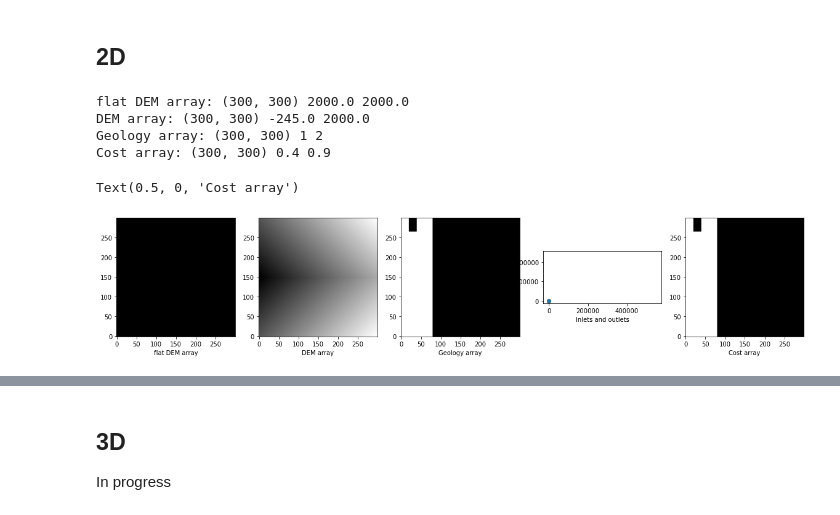
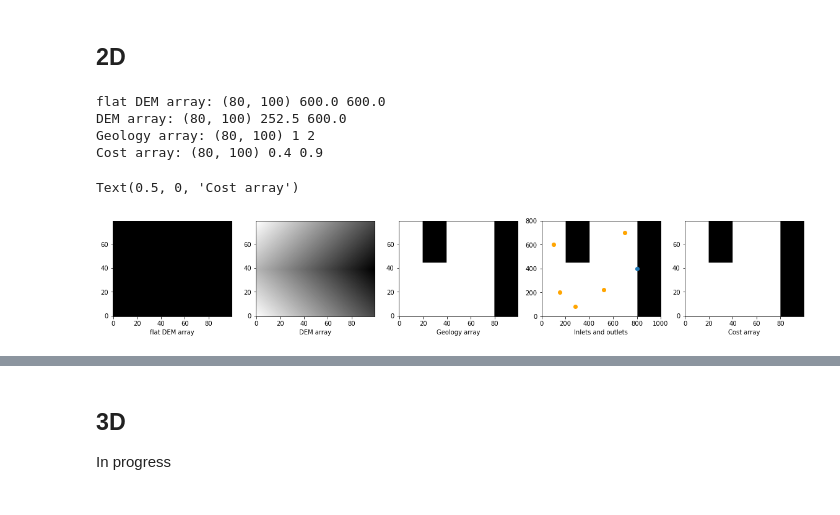
Before and after one commit to randlab/pyKasso, a Jupyter notebook: notebooks/simple_geology_generator.ipynb, the cells around one changed output, grey strips where cells are left out. Drawn from its saved outputs; the diff is of its cells as text; code cells hidden in the pictures.

```diff
--- a/notebooks/simple_geology_generator.ipynb
+++ b/notebooks/simple_geology_generator.ipynb
@@ -19,15 +21,25 @@ def point2index(point, xmin,ymin,zmin, dx,dy,dz):
 ## 2D ##
 # %%
 #Define grid:
-#Valley1:
-xmin = 0;  xres = 100;  dx = 10.0;  xmax = xmin + xres*dx
-ymin = 0;  yres = 80;   dy = 10.0;  ymax = ymin + yres*dy
-zmin = 0;  zres = 60;   dz = 10.0;  zmax = zmin + zres*dz
+model = 'valley1'
 
 #Betteraz
-dx = 20.0;  xmin = 572510-(dx/2);    xres = 300;  xmax = xmin + xres*dx
-dy = 20.0;  ymin = 250010 - (dy/2);  yres = 300;  ymax = ymin + yres*dy
-dz = 20.0;  zmin = 0;                zres = 100;  zmax = zmin + zres*dz
+if model == 'betteraz':
+    dx = 20.0;  xmin = 572510-(dx/2);    xres = 300;  xmax = xmin + xres*dx
+    dy = 20.0;  ymin = 250010 - (dy/2);  yres = 300;  ymax = ymin + yres*dy
+    dz = 20.0;  zmin = 0;                zres = 100;  zmax = zmin + zres*dz
+
+#Gottesacker
+if model == 'gottesacker':
+    dx = 50.0;  xmin = 578287.5-(dx/2);     xres = 251;  xmax = xmin + xres*dx
+    dy = 50.0;  ymin = 5240062.5 - (dy/2);  yres = 200;  ymax = ymin + yres*dy
+    dz = 50.0;  zmin = 0;                   zres = 100;  zmax = zmin + zres*dz
+
+#Valley1:
+if model == 'valley1':
+    xmin = 0;  xres = 100;  dx = 10.0;  xmax = xmin + xres*dx
+    ymin = 0;  yres = 80;   dy = 10.0;  ymax = ymin + yres*dy
+    zmin = 0;  zres = 60;   dz = 10.0;  zmax = zmin + zres*dz
 
 #Create 2D flat topography array for comparison:
 flat = np.full((xres,yres),zmax, dtype=float) #create array with the model x and y dimensions, filled with the max z index
@@ -51,7 +63,7 @@ for ix in range(xres):               #move west to east along x indices (columns
 for iy in range(valley,yres):            #move down y indices (rows) away from valley (south to north)
     dem[:,iy] = dem[:,yres-iy]           #insert a mirror image of the north side of the valley
 dem = np.rot90(dem)                      #flip to have correct format for pykasso/agd-hfm
-dem = np.fliplr(dem)                     #optional - if want to have valley going the other direction
+#dem = np.fliplr(dem)                     #optional - if want to have valley going the other direction
 print('DEM array:', dem.shape, dem.min(), dem.max())    #print dimensions
 np.savetxt('dem_'+str(dem.shape[0])+'x'+str(dem.shape[1])+'.csv', dem, delimiter=',')  #export as csv
 f.add_subplot(152, aspect='equal')
@@ -70,35 +82,35 @@ print('Geology array:', geo.shape, geo.min(), geo.max())
 f.add_subplot(153, aspect='equal')
 plt.imshow(geo, origin='lower', cmap='gray_r') #white = limestone
 plt.xlabel('Geology array')
 
 #Define 2D inlets and outlets:
 inlets  = np.asarray([[100,600],[150,200],[520,220],[280,80],[700,700]])
 outlets = np.asarray([[800,400]])
 #np.savetxt("inlets.csv",  inlets,  delimiter=',')  #export as csv
 #np.savetxt("outlets.csv", outlets, delimiter=',')  #export as csv
 f.add_subplot(154, aspect='equal')
 plt.imshow(geo, origin='lower', extent =[xmin,xmax,ymin,ymax], cmap='gray_r') #white = limestone
 plt.xlabel('Inlets and outlets')
 plt.scatter(inlets[:,0],  inlets[:,1], c='orange')
 plt.scatter(outlets[:,0], outlets[:,1])
 
 #Create 2D cost field:
 Ckarst    = 0.4    #travel cost in karstifiable unit (should be low)
 Cnonkarst = 0.9    #travel cost in nonkarst unit (should be high)
 Cconduit  = 0.1   #travel cost in conduits (should be low)
 cost = np.full((xres,yres), Ckarst)    #set up array of default cost values (must be rotated 90 degrees to match geo array)
 cost = np.rot90(cost)
 cost[geo==1] = Ckarst     #assign low cost to limestone (2)
 cost[geo==2] = Cnonkarst  #assign medium-high cost to all non-karst units
 print('Cost array:', cost.shape, cost.min(), cost.max())    #print dimensions
 #np.savetxt('cost'+str(cost.shape[0])+'x'+str(cost.shape[1])+'.csv', cost, delimiter=',')  #export as csv
 f.add_subplot(155, aspect='equal')
 plt.imshow(cost, origin='lower', cmap='gray_r') #darker=higher cost
 plt.xlabel('Cost array')
 # %% [output]
-flat DEM array: (300, 300) 2000.0 2000.0
-DEM array: (300, 300) -245.0 2000.0
-Geology array: (300, 300) 1 2
-Cost array: (300, 300) 0.4 0.9
+flat DEM array: (80, 100) 600.0 600.0
+DEM array: (80, 100) 252.5 600.0
+Geology array: (80, 100) 1 2
+Cost array: (80, 100) 0.4 0.9
 Text(0.5, 0, 'Cost array')
-[figure, old version]
+[figure, new version]
```
Also changed, not shown: parts of 3 cells of this notebook, 12 other files.
